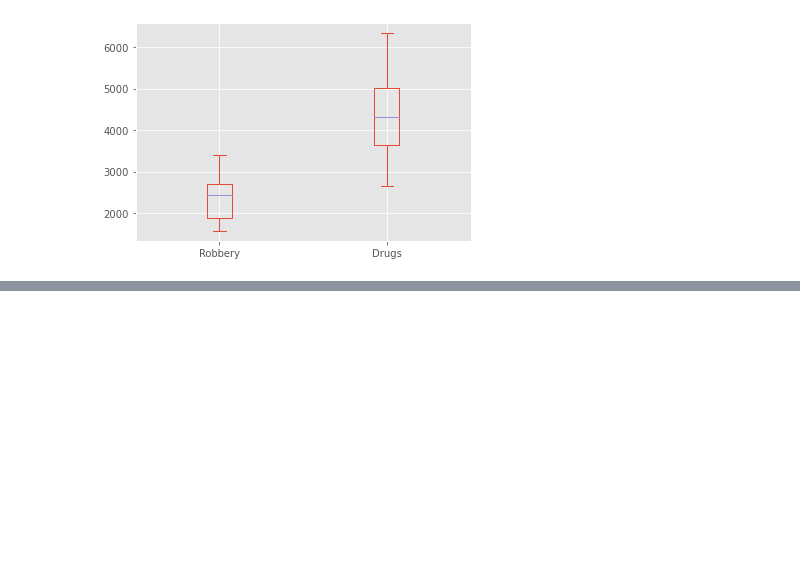
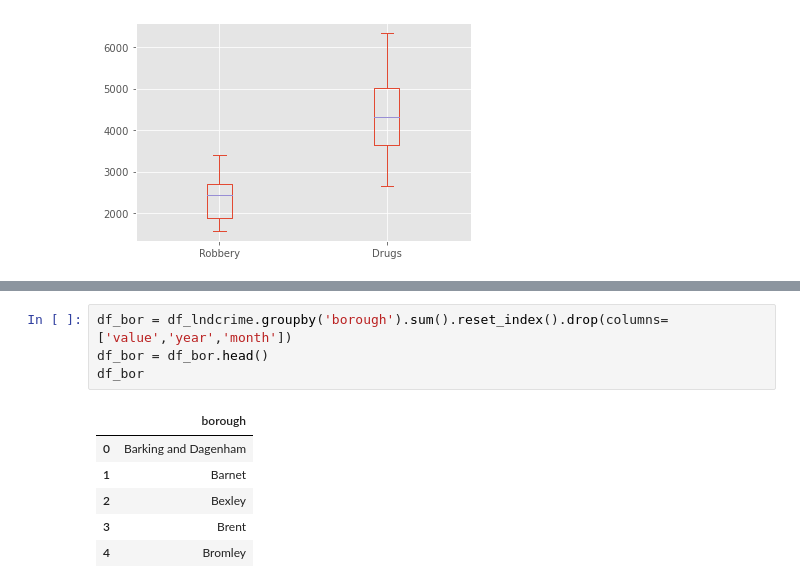
Before and after one commit to layliry/tugas1, a Jupyter notebook: pytn_1_078_laylirahmaniay.ipynb, the cells around one changed output, grey strips where cells are left out. Cells and saved outputs as stored; diff of their text form; blank space fills up the shorter version.

```diff
--- a/pytn_1_078_laylirahmaniay.ipynb
+++ b/pytn_1_078_laylirahmaniay.ipynb
@@ -1009,0 +1092,11 @@ df_robdrg.set_index("month").plot(kind="box")
+# %%
+df_bor = df_lndcrime.groupby('borough').sum().reset_index().drop(columns=['value','year','month'])
+df_bor = df_bor.head()
+df_bor
+# %% [output]
+|  | borough |
+| 0 | Barking and Dagenham |
+| 1 | Barnet |
+| 2 | Bexley |
+| 3 | Brent |
+| 4 | Bromley |
```
Also changed, not shown: parts of 17 cells of this notebook.
